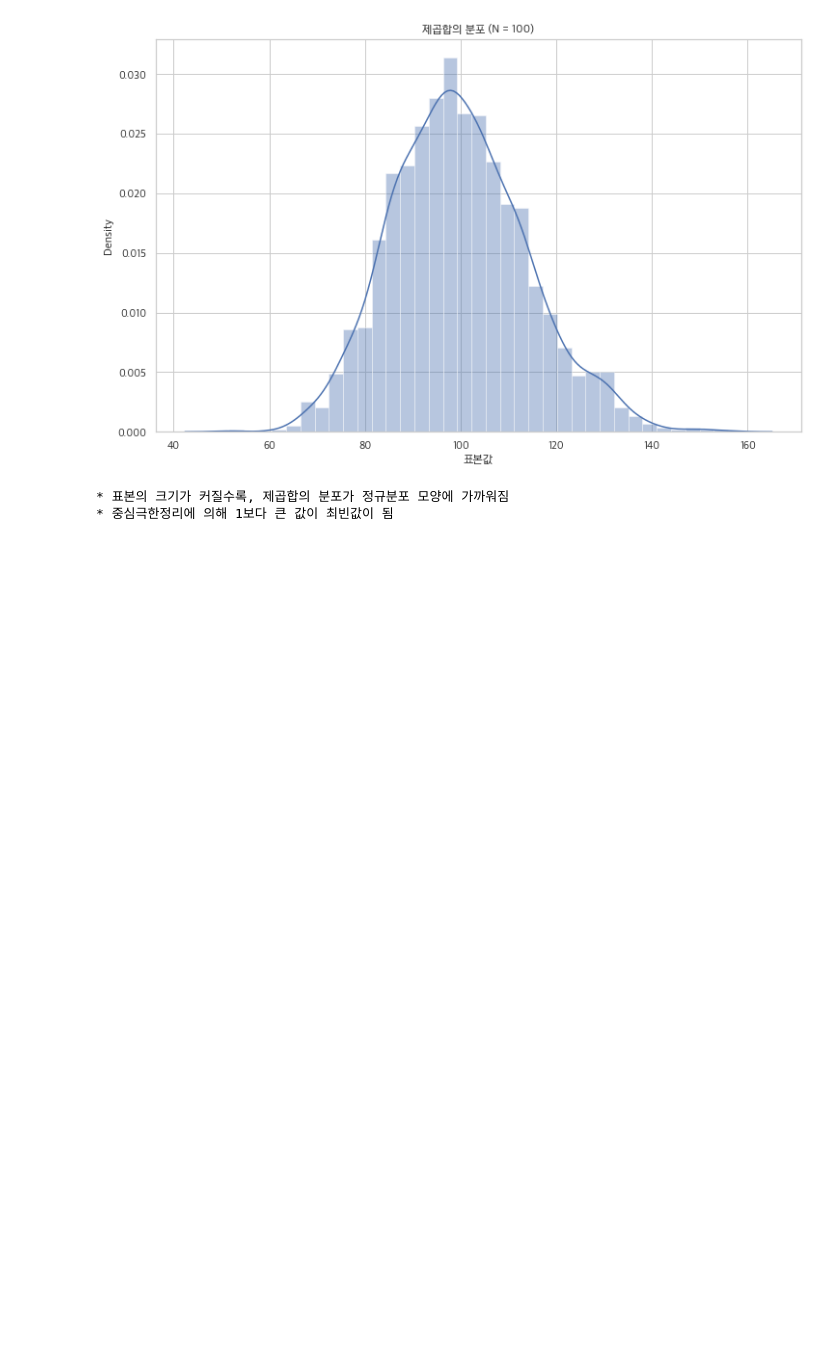
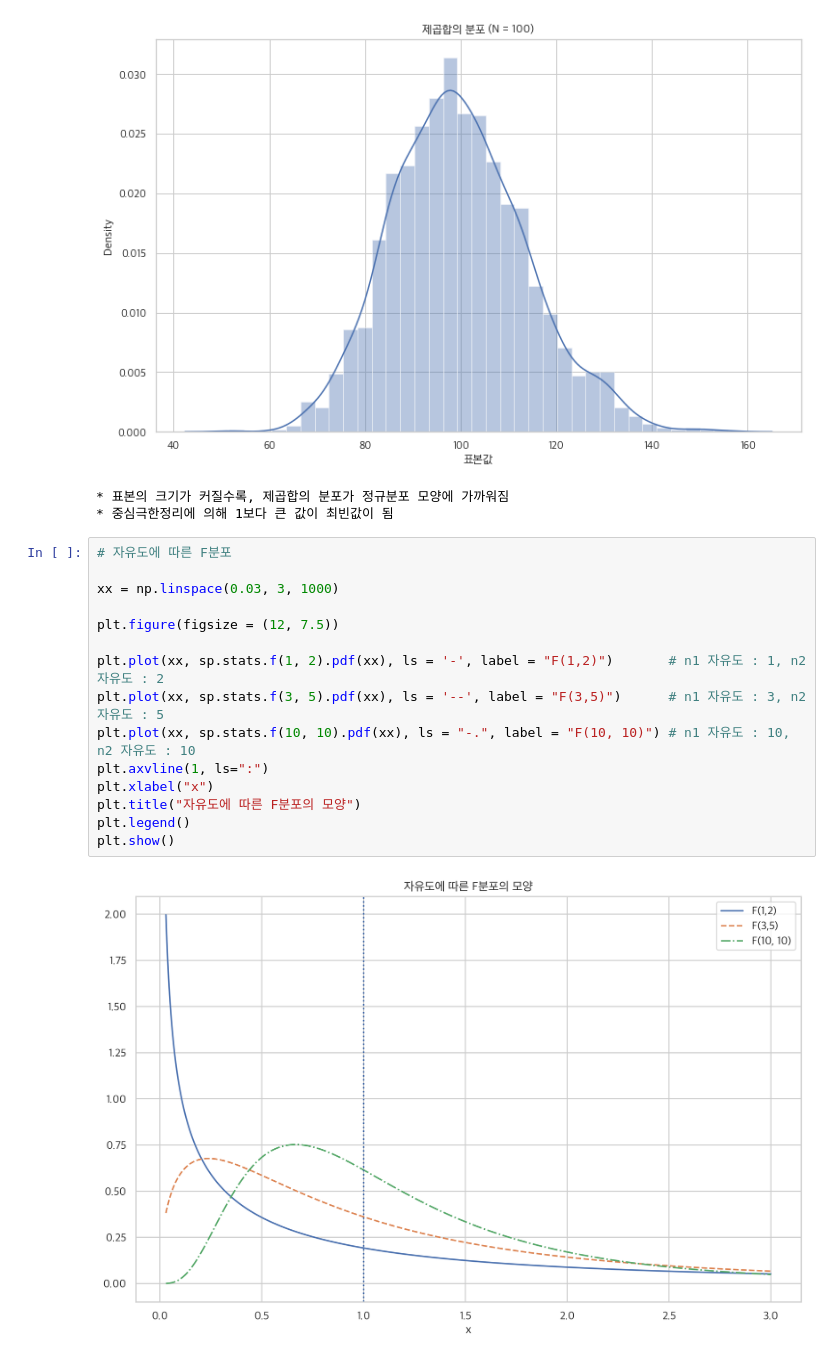
Before and after one commit to wooseok1152/python-data_science_school, a Jupyter notebook: data_science_school_example_script.ipynb, the cells around one changed output. Saved outputs shown, nothing was run; the diff lists cells and outputs as text; blank space fills up the shorter version.

```diff
--- a/data_science_school_example_script.ipynb
+++ b/data_science_school_example_script.ipynb
@@ -3527,3 +3527,20 @@ print("* 중심극한정리에 의해 1보다 큰 값이 최빈값이 됨")
 [figure]
 * 표본의 크기가 커질수록, 제곱합의 분포가 정규분포 모양에 가까워짐
 * 중심극한정리에 의해 1보다 큰 값이 최빈값이 됨
+# %%
+# 자유도에 따른 F분포
+
+xx = np.linspace(0.03, 3, 1000)
+
+plt.figure(figsize = (12, 7.5))
+
+plt.plot(xx, sp.stats.f(1, 2).pdf(xx), ls = '-', label = "F(1,2)")       # n1 자유도 : 1, n2 자유도 : 2
+plt.plot(xx, sp.stats.f(3, 5).pdf(xx), ls = '--', label = "F(3,5)")      # n1 자유도 : 3, n2 자유도 : 5
+plt.plot(xx, sp.stats.f(10, 10).pdf(xx), ls = "-.", label = "F(10, 10)") # n1 자유도 : 10, n2 자유도 : 10
+plt.axvline(1, ls=":")
+plt.xlabel("x")
+plt.title("자유도에 따른 F분포의 모양")
+plt.legend()
+plt.show()
+# %% [output]
+[figure, added]
```
Also changed, not shown: parts of 1 cell of this notebook.
